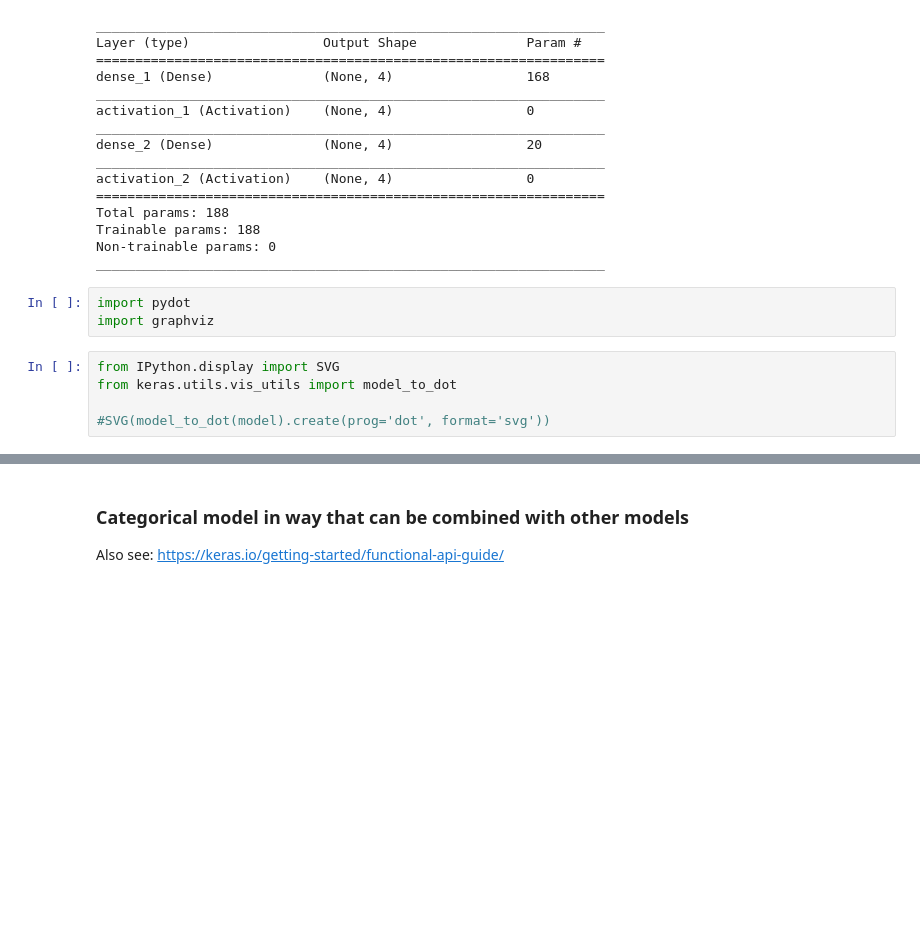
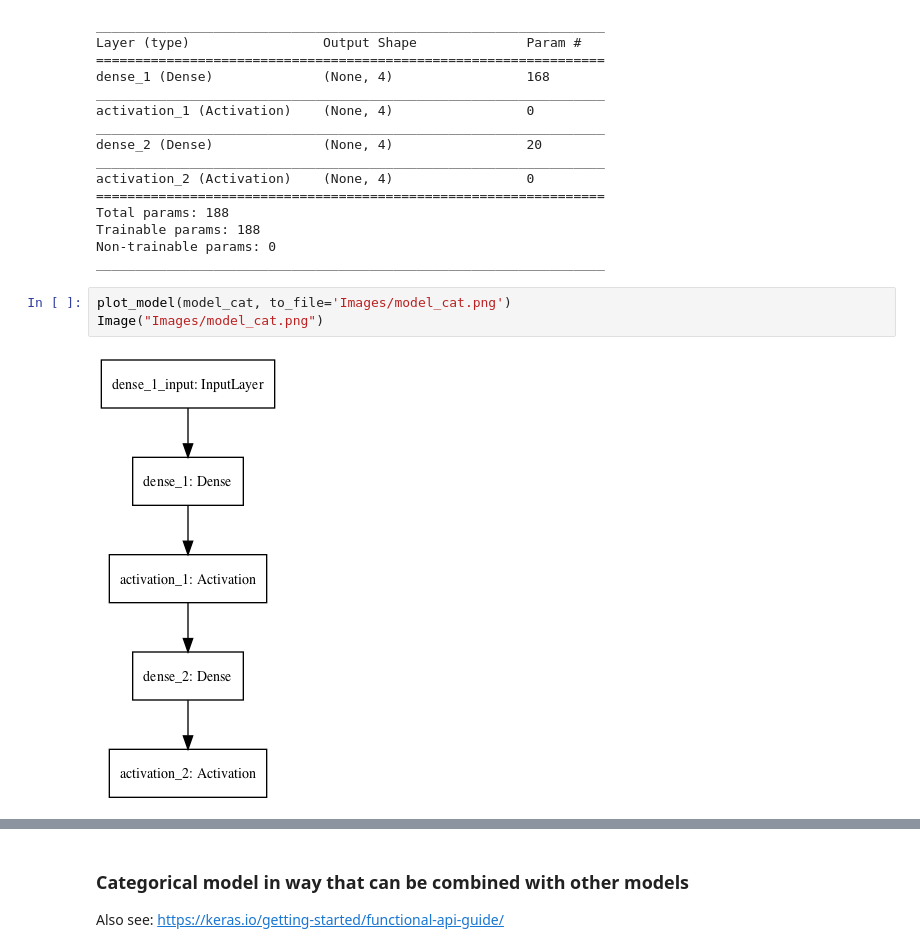
Before and after one commit to gittinic/mlp_final_proj_fake_news, a Jupyter notebook: TensorFlow_Setup.ipynb, the cells around one changed output, grey strips where cells are left out. Cells and saved outputs as stored; diff of their text form; blank space fills up the shorter version.

Commit message:
reorganized files + added model images + changed architecture models

```diff
--- a/TensorFlow_Setup.ipynb
+++ b/TensorFlow_Setup.ipynb
@@ -274,14 +287,11 @@ Total params: 188
 Trainable params: 188
 Non-trainable params: 0
 _________________________________________________________________
-# %%
-import pydot
-import graphviz
-# %%
-from IPython.display import SVG
-from keras.utils.vis_utils import model_to_dot
-
-#SVG(model_to_dot(model).create(prog='dot', format='svg'))
+# %%
+plot_model(model_cat, to_file='Images/model_cat.png')
+Image("Images/model_cat.png")
+# %% [output]
+[figure, added]
 # %%
 model_cat.fit(X_train_cat, keras.utils.to_categorical(Y_train, num_classes=None),
           epochs=20,
```
Also changed, not shown: parts of 25 cells of this notebook, 8 other files.
